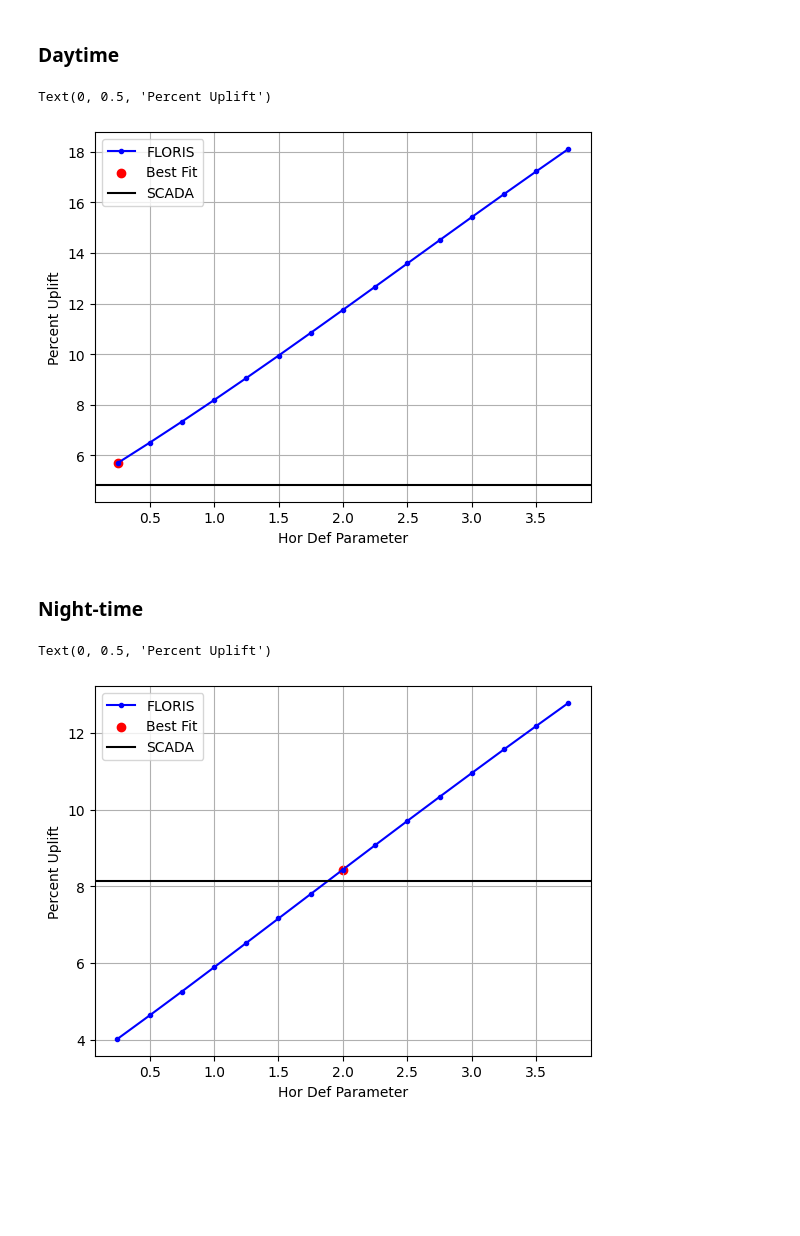
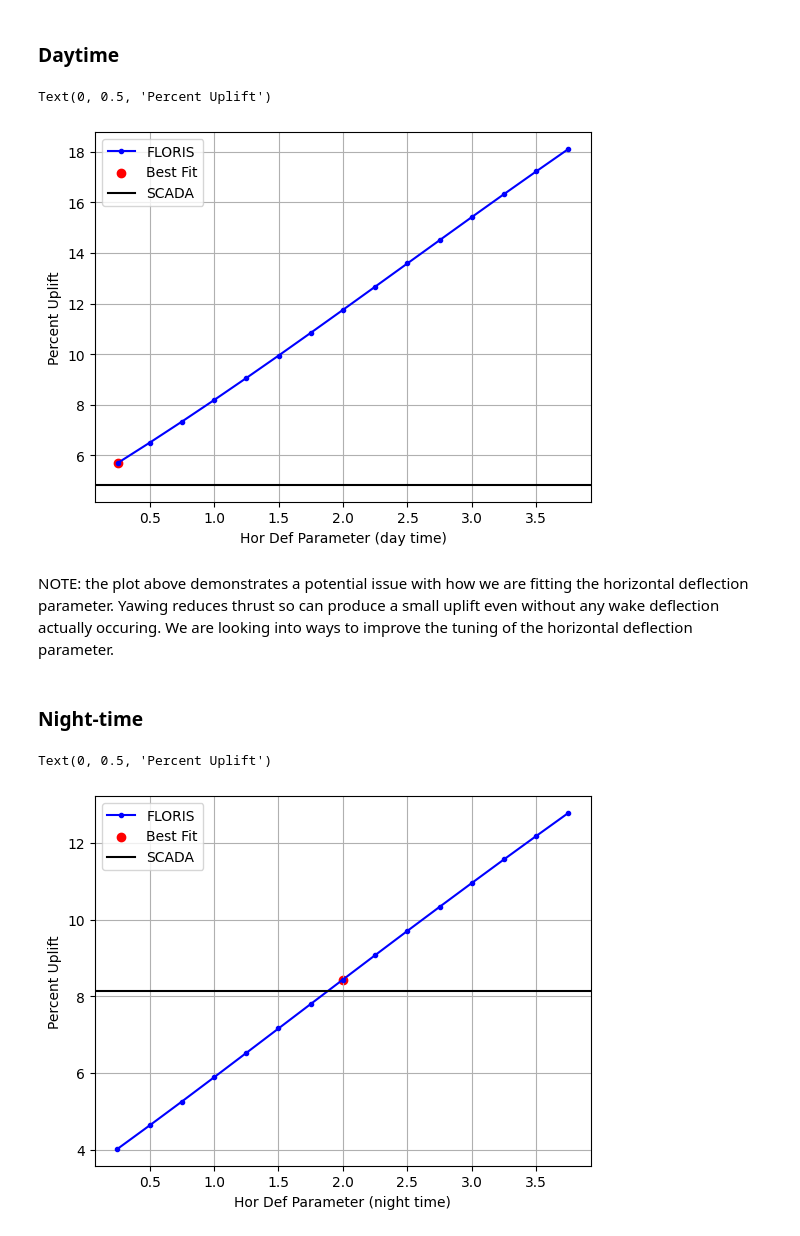
Before and after one commit to NREL/flasc, a Jupyter notebook: examples_smarteole/08_emgauss_tuning_day_night.ipynb, the cells around one changed output. Saved outputs shown, nothing was run; the diff lists cells and outputs as text; code cells hidden in the pictures; blank space fills up the shorter version.

```diff
--- a/examples_smarteole/08_emgauss_tuning_day_night.ipynb
+++ b/examples_smarteole/08_emgauss_tuning_day_night.ipynb
@@ -139,9 +139,7 @@ D = fi.floris.farm.rotor_diameters[0]
 # %% [markdown]
 ## Compare expansion tuning
 # %%
-wake_expansion_rates = np.arange(start=0.0005,
-                                   stop=0.025,
-                                   step=0.0005)
+wake_expansion_rates = np.arange(start=0.0005, stop=0.025, step=0.0005)
 # %% [markdown]
 ### Day Time
 # %%
@@ -219,13 +221,17 @@ Text(0, 0.5, 'Percent Wake Loss')
 # %%
 ## Make models of FLORIS for daytime and night time
 # %%
-fi_day = set_fi_param(fi,
-                      ['wake','wake_velocity_parameters','empirical_gauss','wake_expansion_rates'],
-                      param_idx=0,
-                      value=best_param_day)
+fi_day = set_fi_param(
+    fi,
+    ['wake','wake_velocity_parameters','empirical_gauss','wake_expansion_rates'],
+    param_idx=0,
+    value=best_param_day
+)
 
-fi_night = set_fi_param(fi,
-                      ['wake','wake_velocity_parameters','empirical_gauss','wake_expansion_rates'],
-                      param_idx=0,
-                      value=best_param_night)
+fi_night = set_fi_param(
+    fi,
+    ['wake','wake_velocity_parameters','empirical_gauss','wake_expansion_rates'],
+    param_idx=0,
+    value=best_param_night
+)
 # %%
@@ -263,9 +269,7 @@ Text(0.5, 1.0, 'Comparing pre/post tuning FLORIS')
 # %% [markdown]
 # Horizontal deflection gains
 # %%
-hor_def_gains = np.arange(start=0.25,
-                                   stop=4,
-                                   step=0.25)
+hor_def_gains = np.arange(start=0.25, stop=4, step=0.25)
 # %%
 # Set the yaw angle matrix
 yaw_vec_day = df_scada_controlled_day.wind_vane_005
@@ -295,15 +299,22 @@ floris_uplifts, scada_uplift = ft.sweep_deflection_parameter_for_total_uplift(
 # %%
 
 fig, ax = plt.subplots()
-best_param_day = ft.select_best_velocity_parameter(floris_uplifts,
-                   scada_uplift,
-                   hor_def_gains,
-                   ax=ax)
-ax.set_xlabel('Hor Def Parameter')
+best_param_day = ft.select_best_velocity_parameter(
+    floris_uplifts,
+    scada_uplift,
+    hor_def_gains,
+    ax=ax
+)
+ax.set_xlabel('Hor Def Parameter (day time)')
 ax.set_ylabel('Percent Uplift')
 # %% [output]
 Text(0, 0.5, 'Percent Uplift')
-[figure, old version]
+[figure, new version]
+# %% [markdown]
+NOTE: the plot above demonstrates a potential issue with how we are fitting the
+horizontal deflection parameter. Yawing reduces thrust so can produce a small uplift
+even without any wake deflection actually occuring. We are looking into ways to
+improve the tuning of the horizontal deflection parameter.
 # %% [markdown]
 ### Night-time
 # %%
@@ -322,12 +333,14 @@ floris_uplifts, scada_uplift = ft.sweep_deflection_parameter_for_total_uplift(
 )
 # %%
 fig, ax = plt.subplots()
-best_param = ft.select_best_velocity_parameter(floris_uplifts,
-                   scada_uplift,
-                   hor_def_gains,
-                   ax=ax)
-ax.set_xlabel('Hor Def Parameter')
+best_param = ft.select_best_velocity_parameter(
+    floris_uplifts,
+    scada_uplift,
+    hor_def_gains,
+    ax=ax
+)
+ax.set_xlabel('Hor Def Parameter (night time)')
 ax.set_ylabel('Percent Uplift')
 # %% [output]
 Text(0, 0.5, 'Percent Uplift')
-[figure, old version]
+[figure, new version]
```
Also changed, not shown: parts of 3 cells of this notebook.
